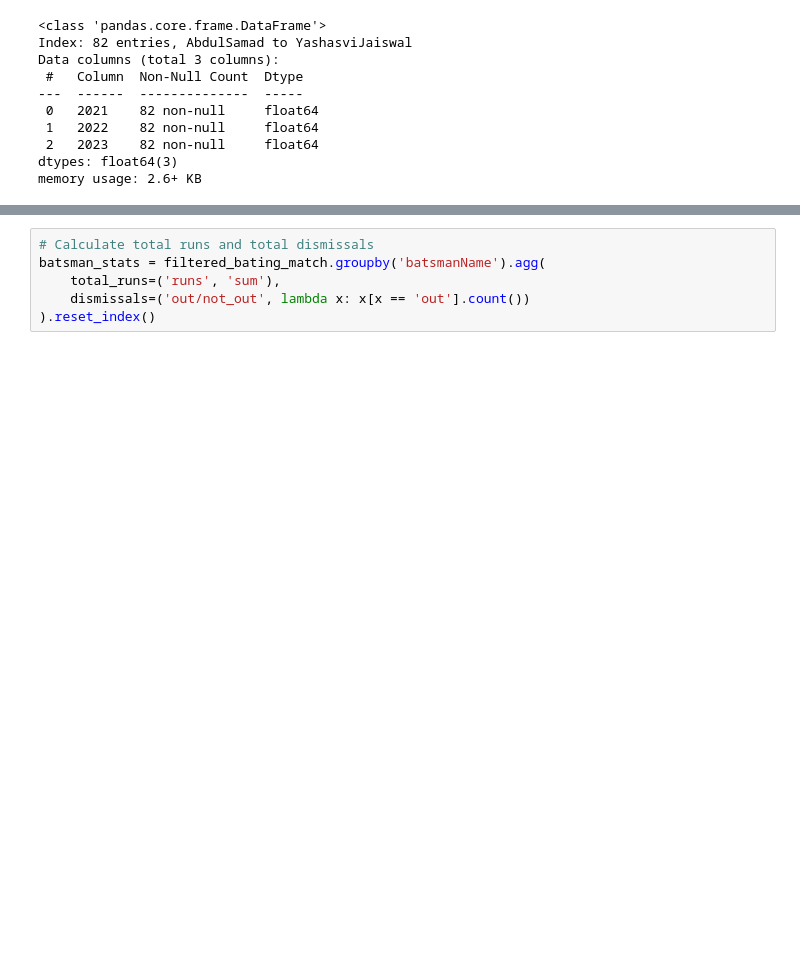
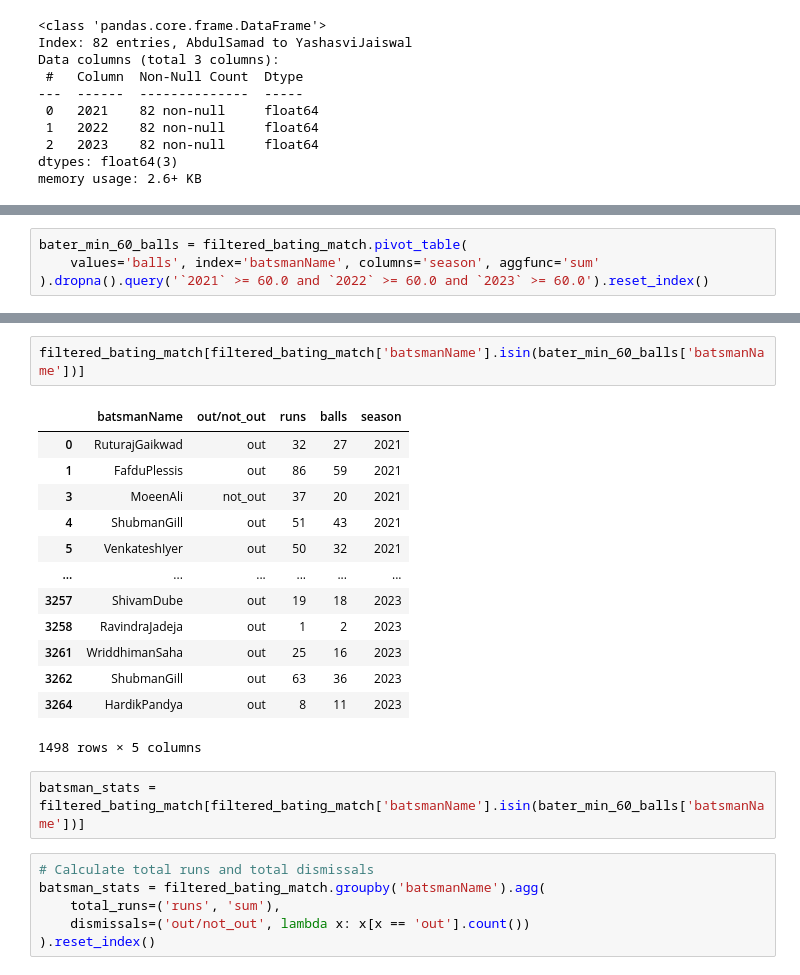
Before and after one commit to sourabhms66/ipl_2024, a Jupyter notebook: codes.ipynb, the cells around one changed output, grey strips where cells are left out. Cells and saved outputs as stored; diff of their text form; blank space fills up the shorter version.

```diff
--- a/codes.ipynb
+++ b/codes.ipynb
@@ -219,0 +253,4 @@ filtered_bating_match=bating_match[['batsmanName','out/not_out','runs','balls']]
+# %%
+bater_min_60_balls = filtered_bating_match.pivot_table(
+    values='balls', index='batsmanName', columns='season', aggfunc='sum'
+).dropna().query('`2021` >= 60.0 and `2022` >= 60.0 and `2023` >= 60.0').reset_index()
@@ -220,3 +272,21 @@ filtered_bating_match=bating_match[['batsmanName','out/not_out','runs','balls']]
+# %%
+filtered_bating_match[filtered_bating_match['batsmanName'].isin(bater_min_60_balls['batsmanName'])]
+# %% [output]
+|  | batsmanName | out/not_out | runs | balls | season |
+| 0 | RuturajGaikwad | out | 32 | 27 | 2021 |
+| 1 | FafduPlessis | out | 86 | 59 | 2021 |
+| 3 | MoeenAli | not_out | 37 | 20 | 2021 |
+| 4 | ShubmanGill | out | 51 | 43 | 2021 |
+| 5 | VenkateshIyer | out | 50 | 32 | 2021 |
+| ... | ... | ... | ... | ... | ... |
+| 3257 | ShivamDube | out | 19 | 18 | 2023 |
+| 3258 | RavindraJadeja | out | 1 | 2 | 2023 |
+| 3261 | WriddhimanSaha | out | 25 | 16 | 2023 |
+| 3262 | ShubmanGill | out | 63 | 36 | 2023 |
+| 3264 | HardikPandya | out | 8 | 11 | 2023 |
+1498 rows × 5 columns
+# %%
+batsman_stats = filtered_bating_match[filtered_bating_match['batsmanName'].isin(bater_min_60_balls['batsmanName'])]
 # %%
 # Calculate total runs and total dismissals
 batsman_stats = filtered_bating_match.groupby('batsmanName').agg(
```
Also changed, not shown: parts of 11 cells of this notebook.
